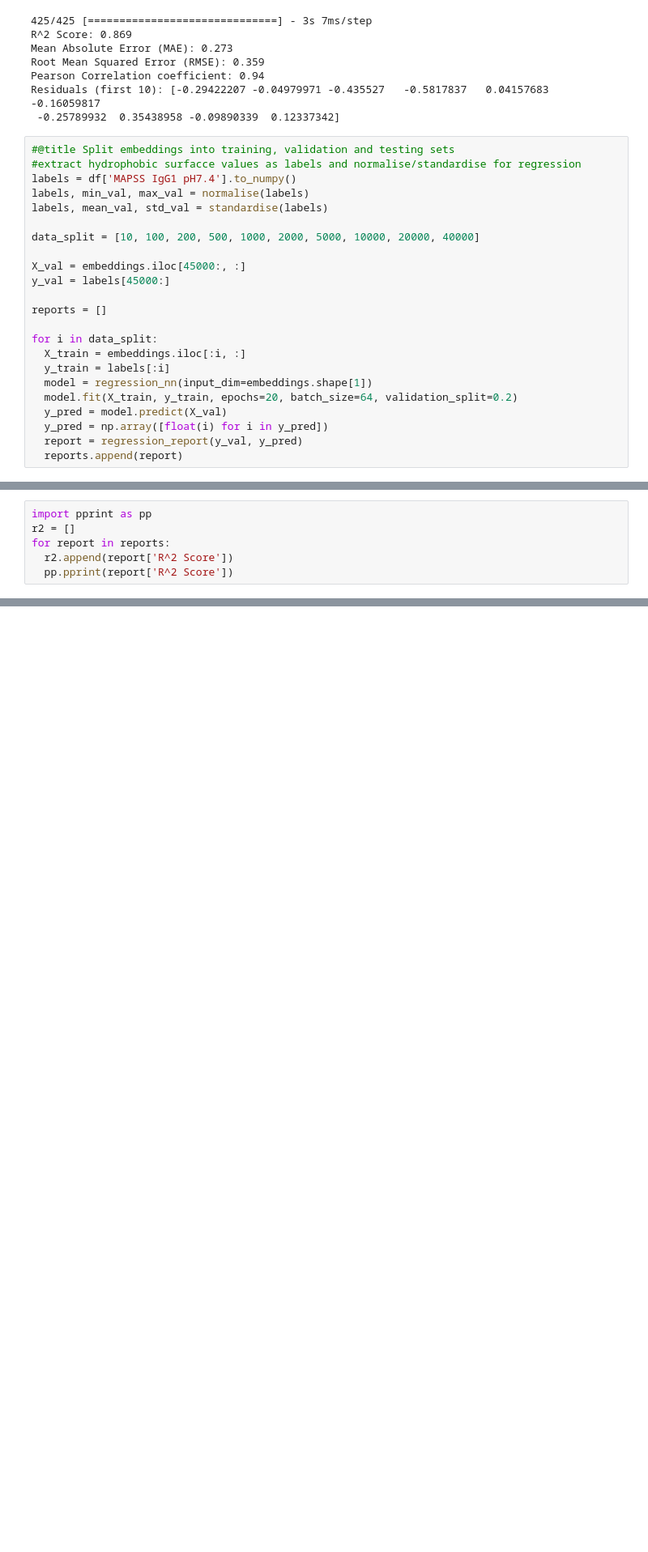
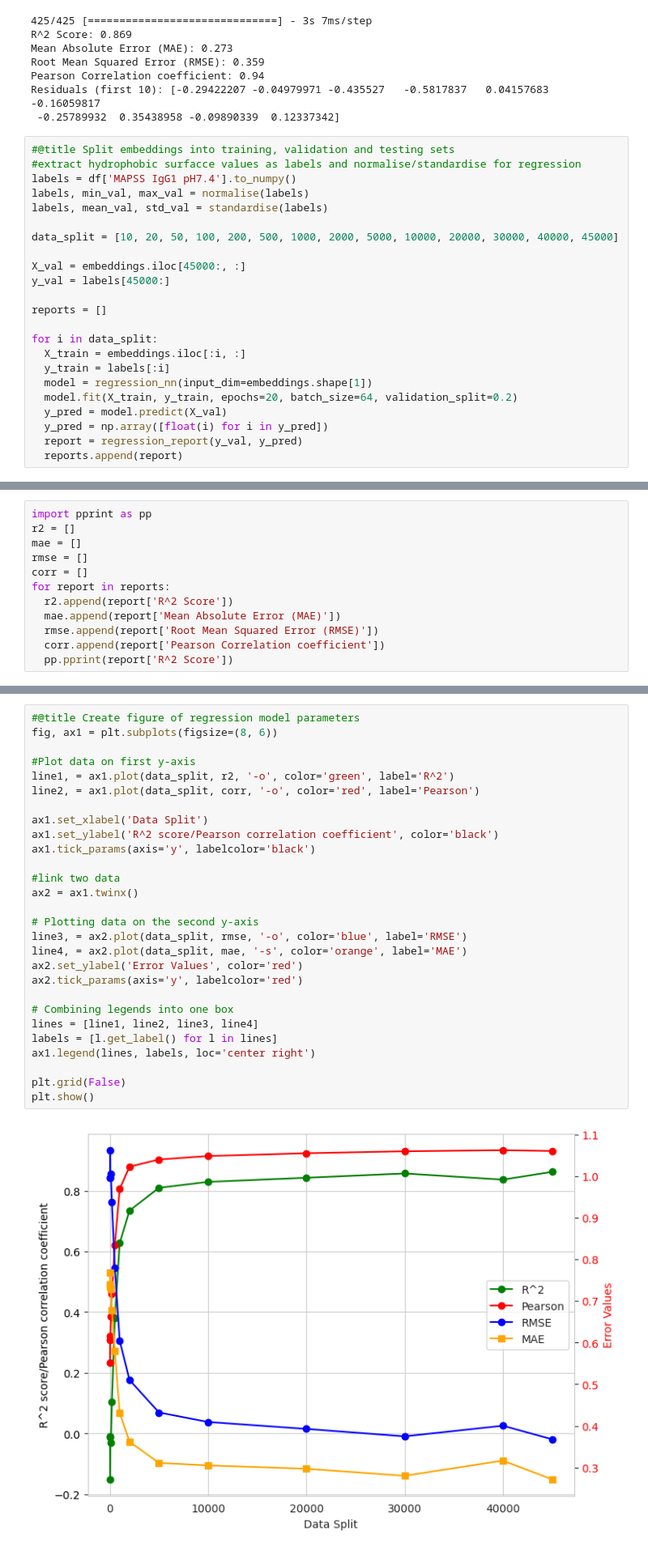
Before and after one commit to mbalmf01/LM-finetuning-for-Ab-design, a Jupyter notebook: notebooks/ankh/MAPSS_prediction_ankh_embeddings.ipynb, the cells around one changed output, grey strips where cells are left out. Shown: that part at 81% size. Saved outputs shown, nothing was run; the diff lists cells and outputs as text; blank space fills up the shorter version.

```diff
--- a/notebooks/ankh/MAPSS_prediction_ankh_embeddings.ipynb
+++ b/notebooks/ankh/MAPSS_prediction_ankh_embeddings.ipynb
@@ -163,7 +163,7 @@ labels = df['MAPSS IgG1 pH7.4'].to_numpy()
 labels, min_val, max_val = normalise(labels)
 labels, mean_val, std_val = standardise(labels)
 
-data_split = [10, 100, 200, 500, 1000, 2000, 5000, 10000, 20000, 40000]
+data_split = [10, 20, 50, 100, 200, 500, 1000, 2000, 5000, 10000, 20000, 30000, 40000, 45000]
 
 X_val = embeddings.iloc[45000:, :]
 y_val = labels[45000:]
@@ -200,7 +200,13 @@ Epoch 20/20
 # %%
 import pprint as pp
 r2 = []
+mae = []
+rmse = []
+corr = []
 for report in reports:
   r2.append(report['R^2 Score'])
+  mae.append(report['Mean Absolute Error (MAE)'])
+  rmse.append(report['Root Mean Squared Error (RMSE)'])
+  corr.append(report['Pearson Correlation coefficient'])
   pp.pprint(report['R^2 Score'])
 # %% [output]
@@ -250,0 +233,30 @@ WARNING:matplotlib.legend:No artists with labels found to put in legend.  Note t
+# %%
+#@title Create figure of regression model parameters
+fig, ax1 = plt.subplots(figsize=(8, 6))
+
+#Plot data on first y-axis
+line1, = ax1.plot(data_split, r2, '-o', color='green', label='R^2')
+line2, = ax1.plot(data_split, corr, '-o', color='red', label='Pearson')
+
+ax1.set_xlabel('Data Split')
+ax1.set_ylabel('R^2 score/Pearson correlation coefficient', color='black')
+ax1.tick_params(axis='y', labelcolor='black')
+
+#link two data
+ax2 = ax1.twinx()
+
+# Plotting data on the second y-axis
+line3, = ax2.plot(data_split, rmse, '-o', color='blue', label='RMSE')
+line4, = ax2.plot(data_split, mae, '-s', color='orange', label='MAE')
+ax2.set_ylabel('Error Values', color='red')
+ax2.tick_params(axis='y', labelcolor='red')
+
+# Combining legends into one box
+lines = [line1, line2, line3, line4]
+labels = [l.get_label() for l in lines]
+ax1.legend(lines, labels, loc='center right')
+
+plt.grid(False)
+plt.show()
+# %% [output]
+[figure, added]
```
Also changed, not shown: parts of 4 cells of this notebook.
